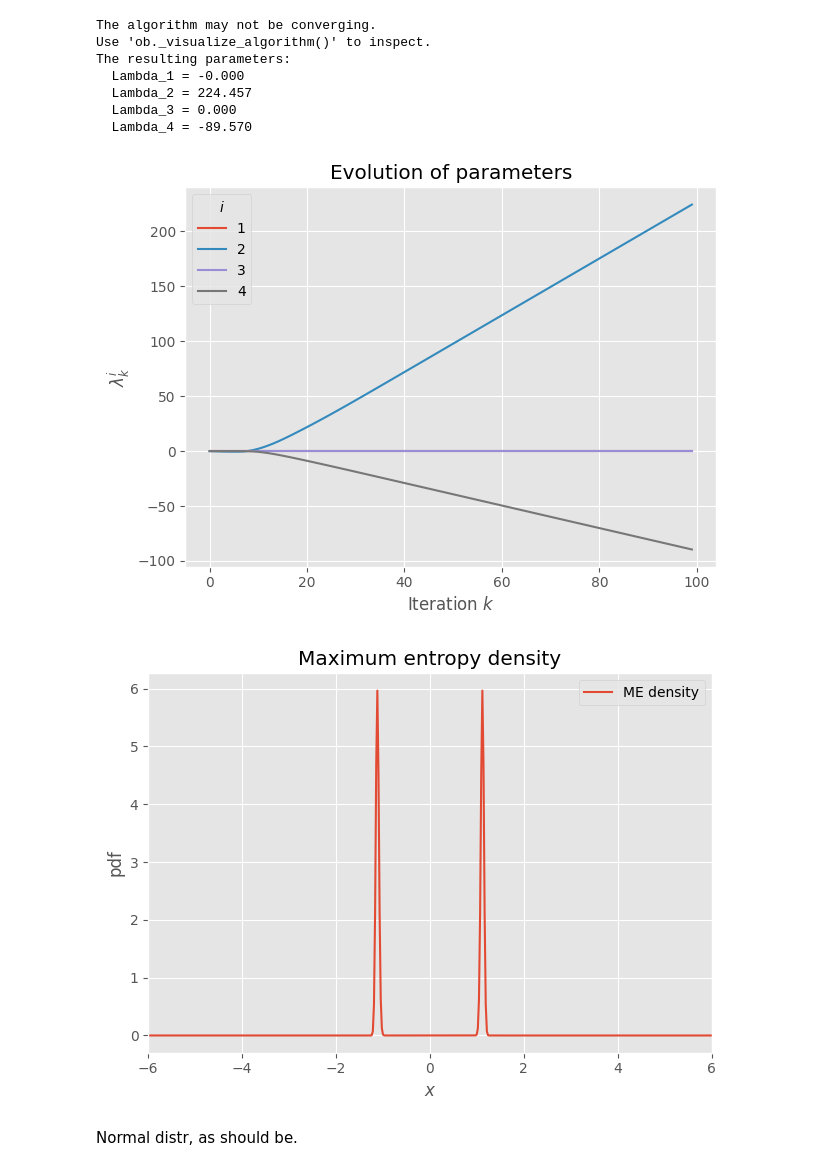
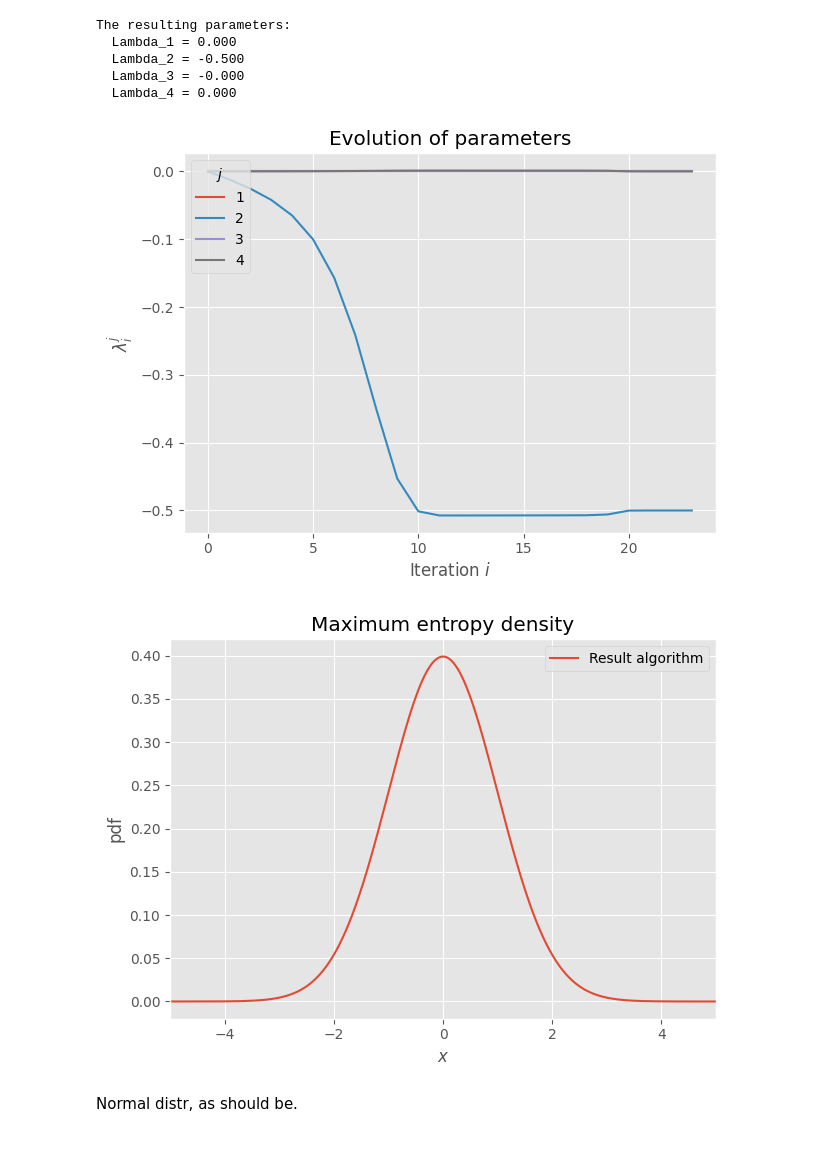
Before and after one commit to LiselotPrins/max_entropy, a Jupyter notebook: skew_kurt_convergence.ipynb, the cells around one changed output. Cells and saved outputs as stored; diff of their text form; code cells hidden in the pictures.

```diff
--- a/skew_kurt_convergence.ipynb
+++ b/skew_kurt_convergence.ipynb
@@ -4,6 +4,7 @@ from autograd import numpy as anp
 import  matplotlib.pyplot as plt
 from python_files.maxent import MaxEnt
 import python_files.densities as d
+plt.style.use("ggplot")
 # %%
 # #assume mean=0, var=1
 # def f_SkewKurt(x):
@@ -12,10 +13,7 @@ import python_files.densities as d
 # def b_SkewKurt(skew,kurt):
 #     return np.array([0, 1, skew, kurt])
 # %%
-skew = 0
-kurt = 3
-
 
 u = 20
 l = -20
-n = 60
+n = 200
@@ -22,21 +116,19 @@ n = 60
 # %%
 ob_skewkurt = MaxEnt(support=(l,u),
                      n_quadrature=n,
                      b_constraints=d.b_constraint_skewkurt(skew,kurt),
                      f_vector=d.f_constraint_skewkurt)
 
 ob_skewkurt.visualize_algorithm()
-ob_skewkurt.visualize_solution()
+ob_skewkurt.visualize_solution(xlim=(-5,5))
 # %% [output]
-The algorithm may not be converging.
-Use 'ob._visualize_algorithm()' to inspect.
 The resulting parameters:
-  Lambda_1 = -0.000
-  Lambda_2 = 224.457
-  Lambda_3 = 0.000
-  Lambda_4 = -89.570
+  Lambda_1 = 0.000
+  Lambda_2 = -0.500
+  Lambda_3 = -0.000
+  Lambda_4 = 0.000
-[figure, old version]
+[figure, new version]
-[figure, old version]
+[figure, new version]
 # %% [markdown]
 Normal distr, as should be.
 # %%
```
Also changed, not shown: parts of 2 cells of this notebook, 13 other files.
